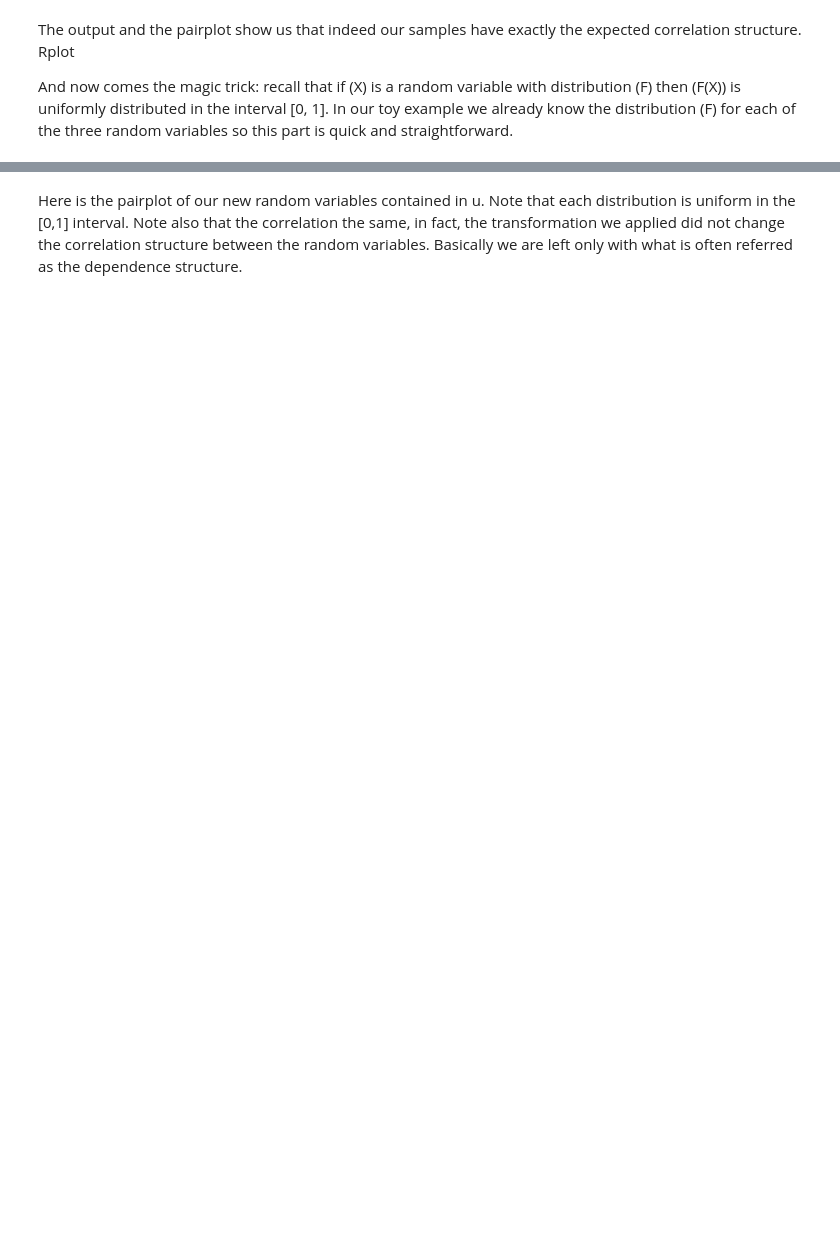
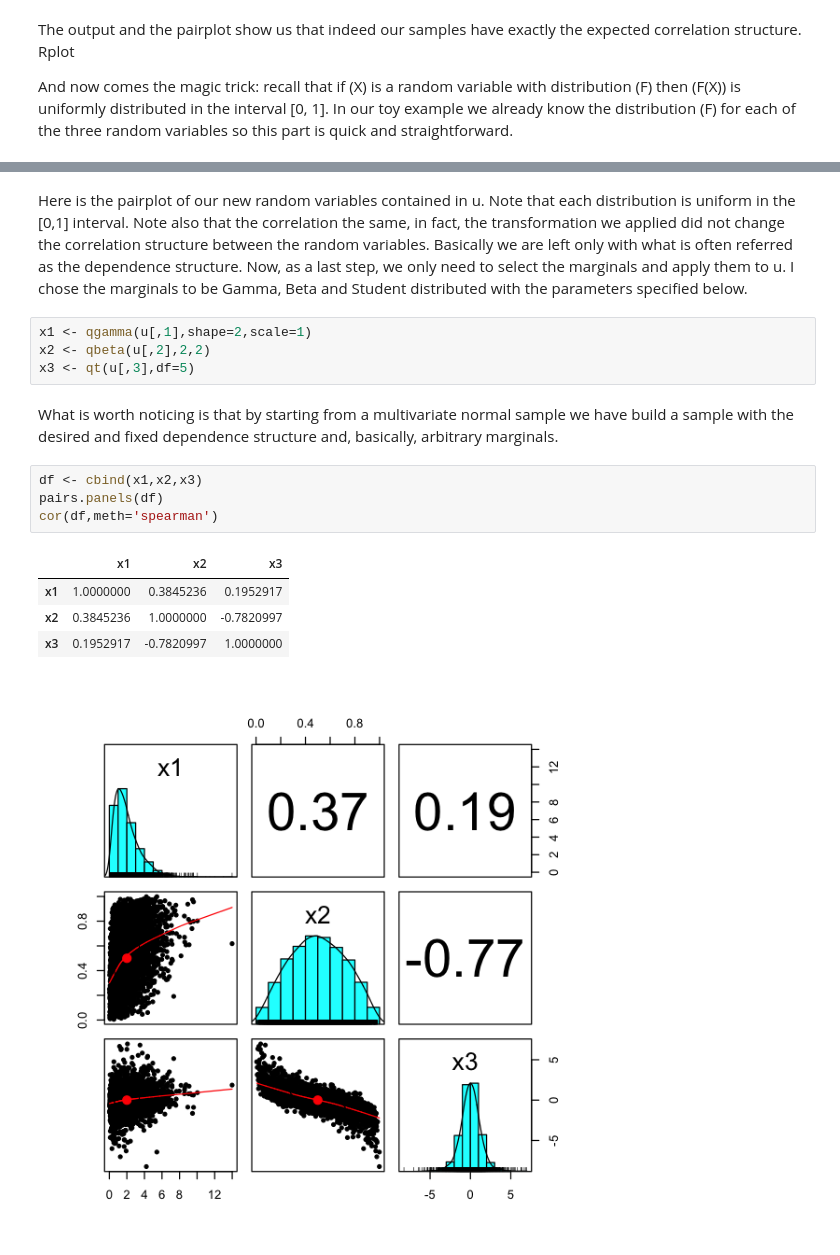
Before and after one commit to polyhedron-gdl/copula-methods-in-finance, a Jupyter notebook: notebooks/copula_notes.ipynb, the cells around one changed output, grey strips where cells are left out. Saved outputs shown, nothing was run; the diff lists cells and outputs as text; blank space fills up the shorter version.

```diff
--- a/notebooks/copula_notes.ipynb
+++ b/notebooks/copula_notes.ipynb
@@ -48,2 +49,18 @@ pairs.panels(u)
 # %% [markdown]
-Here is the pairplot of our new random variables contained in u. Note that each distribution is uniform in the [0,1] interval. Note also that the correlation the same, in fact, the transformation we applied did not change the correlation structure between the random variables. Basically we are left only with what is often referred as the dependence structure.
+Here is the pairplot of our new random variables contained in u. Note that each distribution is uniform in the [0,1] interval. Note also that the correlation the same, in fact, the transformation we applied did not change the correlation structure between the random variables. Basically we are left only with what is often referred as the dependence structure. Now, as a last step, we only need to select the marginals and apply them to u. I chose the marginals to be Gamma, Beta and Student distributed with the parameters specified below.
+# %%
+x1 <- qgamma(u[,1],shape=2,scale=1)
+x2 <- qbeta(u[,2],2,2)
+x3 <- qt(u[,3],df=5)
+# %% [markdown]
+What is worth noticing is that by starting from a multivariate normal sample we have build a sample with the desired and fixed dependence structure and, basically, arbitrary marginals.
+# %%
+df <- cbind(x1,x2,x3)
+pairs.panels(df)
+cor(df,meth='spearman')
+# %% [output]
+|  | x1 | x2 | x3 |
+| x1 | 1.0000000 | 0.3845236 | 0.1952917 |
+| x2 | 0.3845236 | 1.0000000 | -0.7820997 |
+| x3 | 0.1952917 | -0.7820997 | 1.0000000 |
+[figure, added]
```
Also changed, not shown: parts of 40 cells of this notebook, 2 other files.
